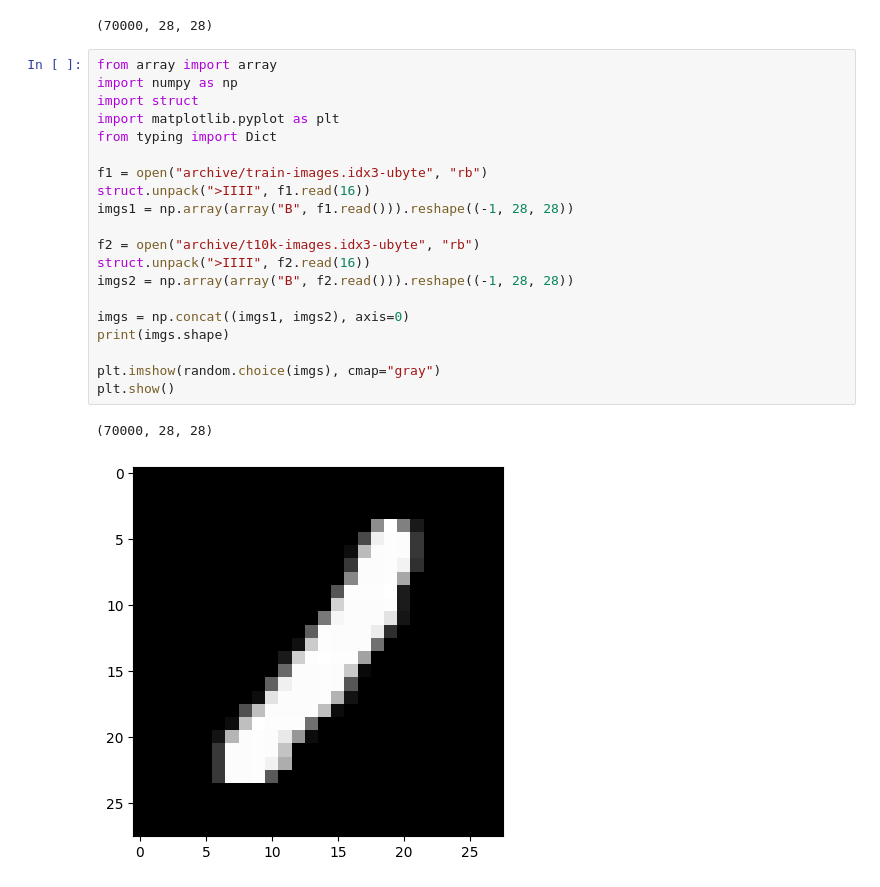
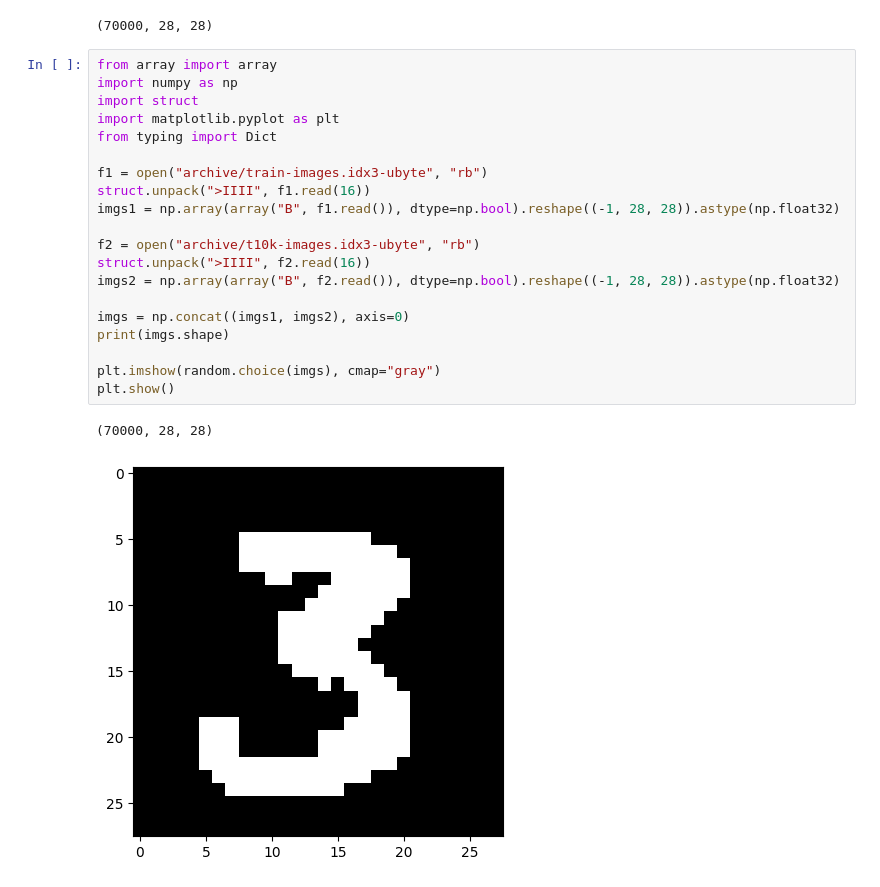
Before and after one commit to amancapy/mnist-harmonium, a Jupyter notebook: main.ipynb, the cells around one changed output. Drawn from its saved outputs; the diff is of its cells as text.

```diff
--- a/main.ipynb
+++ b/main.ipynb
@@ -22,23 +22,23 @@ print(imgs.shape)
 # %%
 from array import array
 import numpy as np
 import struct
 import matplotlib.pyplot as plt
 from typing import Dict
 
 f1 = open("archive/train-images.idx3-ubyte", "rb")
 struct.unpack(">IIII", f1.read(16))
-imgs1 = np.array(array("B", f1.read())).reshape((-1, 28, 28))
+imgs1 = np.array(array("B", f1.read()), dtype=np.bool).reshape((-1, 28, 28)).astype(np.float32)
 
 f2 = open("archive/t10k-images.idx3-ubyte", "rb")
 struct.unpack(">IIII", f2.read(16))
-imgs2 = np.array(array("B", f2.read())).reshape((-1, 28, 28))
+imgs2 = np.array(array("B", f2.read()), dtype=np.bool).reshape((-1, 28, 28)).astype(np.float32)
 
 imgs = np.concat((imgs1, imgs2), axis=0)
 print(imgs.shape)
 
 plt.imshow(random.choice(imgs), cmap="gray")
 plt.show()
 # %% [output]
 (70000, 28, 28)
-[figure, old version]
+[figure, new version]
```
Also changed, not shown: parts of 10 cells of this notebook.
